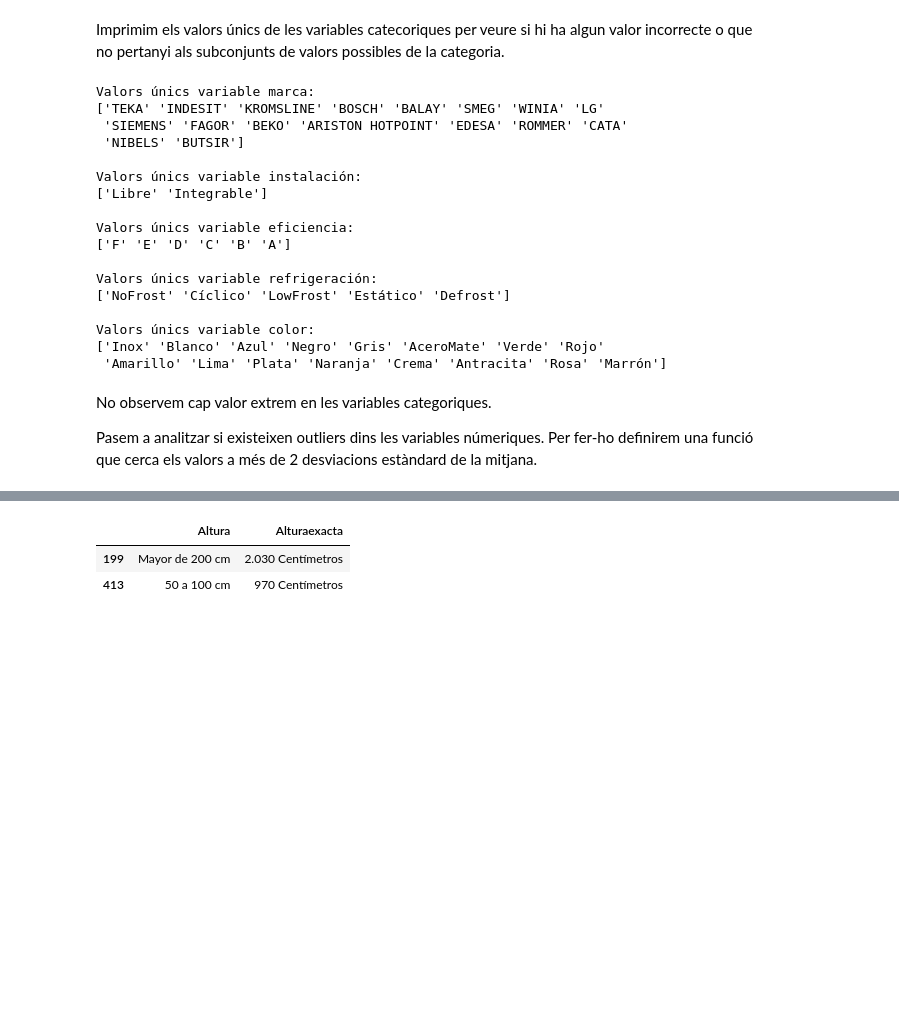
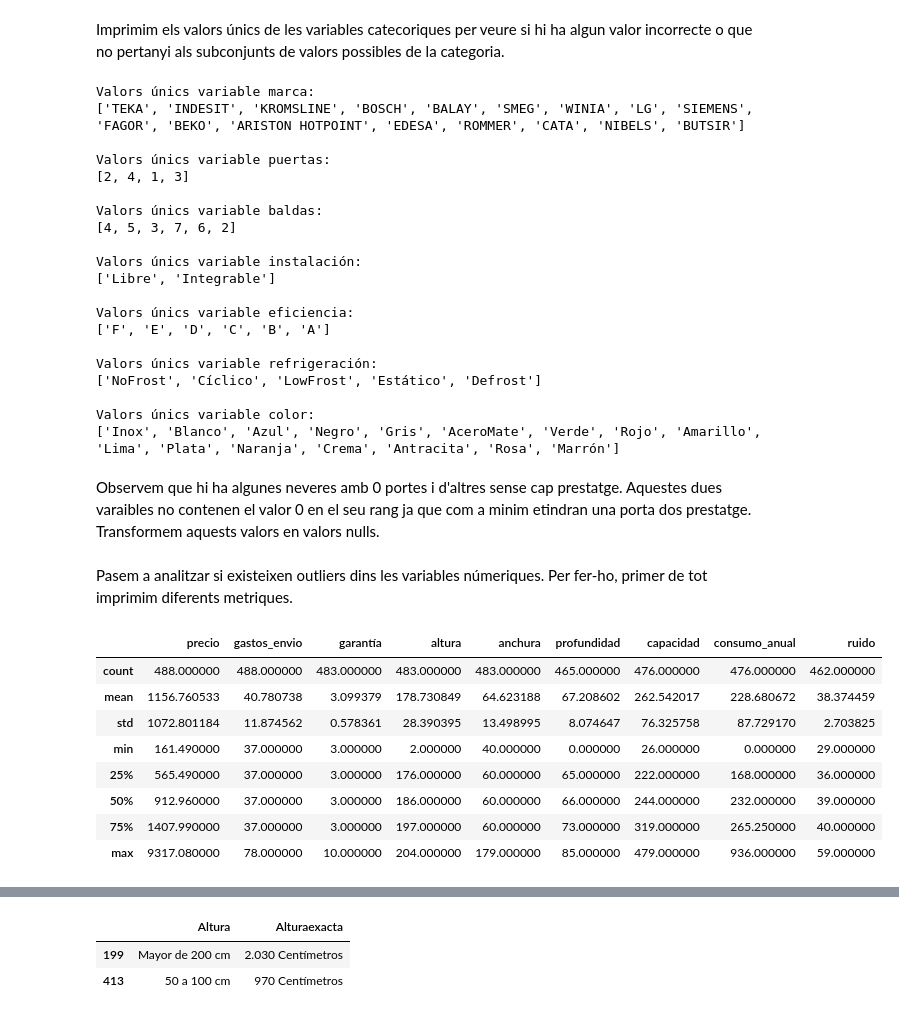
Before and after one commit to afinolUOC/Pra2-cleaning_and_analysis, a Jupyter notebook: neveras_cleaning.ipynb, the cells around one changed output, grey strips where cells are left out. Cells and saved outputs as stored; diff of their text form; code cells hidden in the pictures; blank space fills up the shorter version.

```diff
--- a/neveras_cleaning.ipynb
+++ b/neveras_cleaning.ipynb
@@ -221,6 +221,7 @@ Separem el dataframe en dos, ja que gestionarem de forma diferent les varables c
 # %%
 # Separem en dos df
-cat_df = selected_df[['marca','instalación', 'eficiencia', 'refrigeración', 'color']]
-num_df = selected_df[['precio', 'gastos_envio', 'garantía', 'altura', 'anchura',
-                      'profundidad', 'capacidad', 'puertas', 'baldas', 'consumo_anual', 'ruido']]
+cat_df = clean_df[['marca', 'puertas', 'baldas' ,'instalación',
+                    'eficiencia', 'refrigeración', 'color']]
+num_df = clean_df[['precio', 'gastos_envio','garantía', 'altura', 'anchura',
+                    'profundidad', 'capacidad', 'consumo_anual', 'ruido']]
 # %% [markdown]
@@ -232,26 +233,27 @@ Imprimim els valors únics de les variables catecoriques per veure si hi ha algu
 # %%
 for var_name in cat_df.columns:
     print(f'Valors únics variable {var_name}:')
-    print(f'{cat_df[var_name].dropna().unique()} \n')
+    print(f'{cat_df[var_name].dropna().unique().tolist()} \n')
 # %% [output]
 Valors únics variable marca:
-['TEKA' 'INDESIT' 'KROMSLINE' 'BOSCH' 'BALAY' 'SMEG' 'WINIA' 'LG'
- 'SIEMENS' 'FAGOR' 'BEKO' 'ARISTON HOTPOINT' 'EDESA' 'ROMMER' 'CATA'
- 'NIBELS' 'BUTSIR']
+['TEKA', 'INDESIT', 'KROMSLINE', 'BOSCH', 'BALAY', 'SMEG', 'WINIA', 'LG', 'SIEMENS', 'FAGOR', 'BEKO', 'ARISTON HOTPOINT', 'EDESA', 'ROMMER', 'CATA', 'NIBELS', 'BUTSIR']
+
+Valors únics variable puertas:
+[2, 4, 1, 3]
+
+Valors únics variable baldas:
+[4, 5, 3, 7, 6, 2]
 
 Valors únics variable instalación:
-['Libre' 'Integrable']
+['Libre', 'Integrable']
 
 Valors únics variable eficiencia:
-['F' 'E' 'D' 'C' 'B' 'A']
+['F', 'E', 'D', 'C', 'B', 'A']
 
 Valors únics variable refrigeración:
-['NoFrost' 'Cíclico' 'LowFrost' 'Estático' 'Defrost']
+['NoFrost', 'Cíclico', 'LowFrost', 'Estático', 'Defrost']
 
 Valors únics variable color:
-['Inox' 'Blanco' 'Azul' 'Negro' 'Gris' 'AceroMate' 'Verde' 'Rojo'
- 'Amarillo' 'Lima' 'Plata' 'Naranja' 'Crema' 'Antracita' 'Rosa' 'Marrón']
+['Inox', 'Blanco', 'Azul', 'Negro', 'Gris', 'AceroMate', 'Verde', 'Rojo', 'Amarillo', 'Lima', 'Plata', 'Naranja', 'Crema', 'Antracita', 'Rosa', 'Marrón']
 # %% [markdown]
-No observem cap valor extrem en les variables categoriques.
-
-Pasem a analitzar si existeixen outliers dins les variables númeriques. Per fer-ho definirem una funció que cerca els valors a més de 2 desviacions estàndard de la mitjana.
+Observem que hi ha algunes neveres amb 0 portes i d'altres sense cap prestatge. Aquestes dues varaibles no contenen el valor 0 en el seu rang ja que com a minim etindran una porta dos prestatge. Transformem aquests valors en valors nulls.
@@ -257,0 +264,14 @@ Pasem a analitzar si existeixen outliers dins les variables númeriques. Per fer
+# %% [markdown]
+Pasem a analitzar si existeixen outliers dins les variables númeriques. Per fer-ho, primer de tot imprimim diferents metriques.
+# %%
+num_df.describe()
+# %% [output]
+|  | precio | gastos_envio | garantía | altura | anchura | profundidad | capacidad | consumo_anual | ruido |
+| count | 488.000000 | 488.000000 | 483.000000 | 483.000000 | 483.000000 | 465.000000 | 476.000000 | 476.000000 | 462.000000 |
+| mean | 1156.760533 | 40.780738 | 3.099379 | 178.730849 | 64.623188 | 67.208602 | 262.542017 | 228.680672 | 38.374459 |
+| std | 1072.801184 | 11.874562 | 0.578361 | 28.390395 | 13.498995 | 8.074647 | 76.325758 | 87.729170 | 2.703825 |
+| min | 161.490000 | 37.000000 | 3.000000 | 2.000000 | 40.000000 | 0.000000 | 26.000000 | 0.000000 | 29.000000 |
+| 25% | 565.490000 | 37.000000 | 3.000000 | 176.000000 | 60.000000 | 65.000000 | 222.000000 | 168.000000 | 36.000000 |
+| 50% | 912.960000 | 37.000000 | 3.000000 | 186.000000 | 60.000000 | 66.000000 | 244.000000 | 232.000000 | 39.000000 |
+| 75% | 1407.990000 | 37.000000 | 3.000000 | 197.000000 | 60.000000 | 73.000000 | 319.000000 | 265.250000 | 40.000000 |
+| max | 9317.080000 | 78.000000 | 10.000000 | 204.000000 | 179.000000 | 85.000000 | 479.000000 | 936.000000 | 59.000000 |
```
Also changed, not shown: parts of 51 cells of this notebook.
